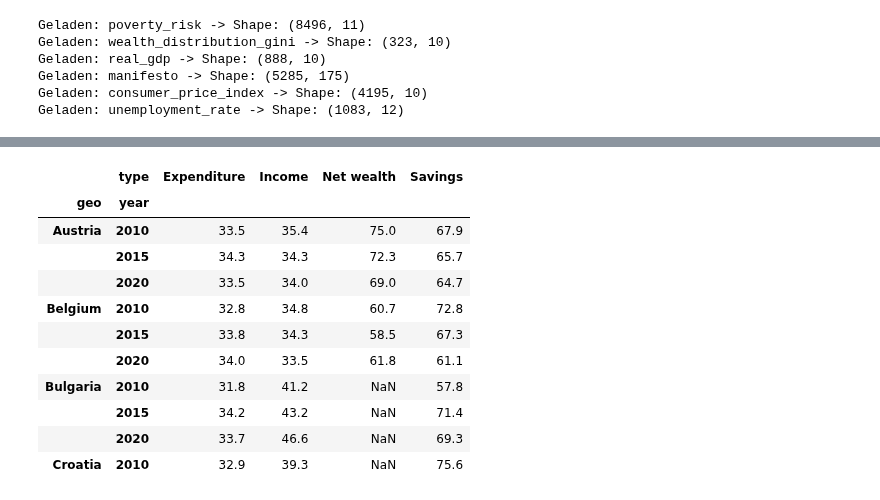
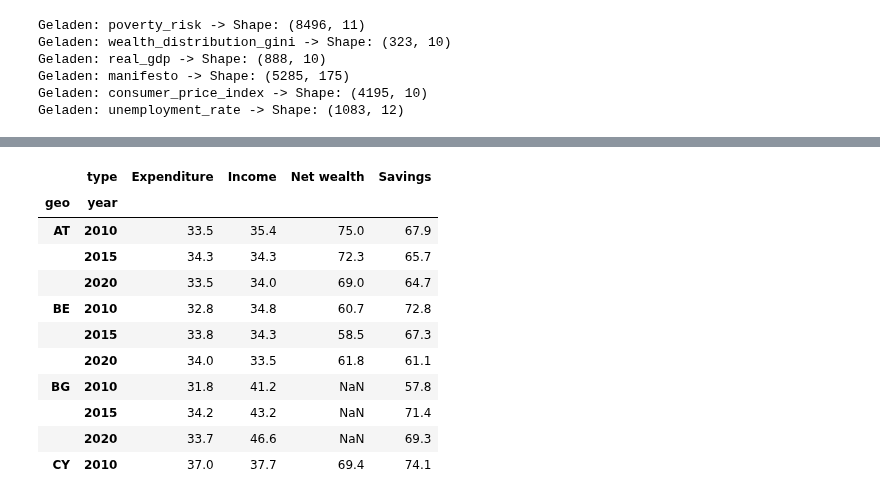
Before and after one commit to StefanSick/exdex_project, a Jupyter notebook: src/preprocessing.ipynb, the cells around one changed output, grey strips where cells are left out. Drawn from its saved outputs; the diff is of its cells as text; code cells hidden in the pictures.

```diff
--- a/src/preprocessing.ipynb
+++ b/src/preprocessing.ipynb
@@ -164,35 +201,37 @@ df_gdp.head(10)
 # %%
 WEALTH_COLUMNS=["geo","TIME_PERIOD","stk_flow","OBS_VALUE"]
 df_wealth = data_frames["wealth_distribution_gini"][WEALTH_COLUMNS]
 
 
 df_wealth = (
     df_wealth
     .rename(columns={"OBS_VALUE": "gini_wealth", "stk_flow": "type"})
+    .assign(country=lambda x: x["geo"])
+    .assign(geo=lambda x: x["country"].map(eu_country_abbreviations).fillna(x["country"]))
     .assign(year = lambda x: pd.to_numeric(x["TIME_PERIOD"], errors='coerce').astype("Int64"))
     .drop(columns=["TIME_PERIOD"])
 )
 
 df_wealth_pivot =  df_wealth.pivot_table(
     index=['geo', "year"],
     columns='type',
     values='gini_wealth',
     aggfunc='first'
 )
 df_wealth_pivot.head(10)
 # %% [output]
 |  | type | Expenditure | Income | Net wealth | Savings |
 | geo | year |  |  |  |  |
-| Austria | 2010 | 33.5 | 35.4 | 75.0 | 67.9 |
+| AT | 2010 | 33.5 | 35.4 | 75.0 | 67.9 |
 |  | 2015 | 34.3 | 34.3 | 72.3 | 65.7 |
 |  | 2020 | 33.5 | 34.0 | 69.0 | 64.7 |
-| Belgium | 2010 | 32.8 | 34.8 | 60.7 | 72.8 |
+| BE | 2010 | 32.8 | 34.8 | 60.7 | 72.8 |
 |  | 2015 | 33.8 | 34.3 | 58.5 | 67.3 |
 |  | 2020 | 34.0 | 33.5 | 61.8 | 61.1 |
-| Bulgaria | 2010 | 31.8 | 41.2 | NaN | 57.8 |
+| BG | 2010 | 31.8 | 41.2 | NaN | 57.8 |
 |  | 2015 | 34.2 | 43.2 | NaN | 71.4 |
 |  | 2020 | 33.7 | 46.6 | NaN | 69.3 |
-| Croatia | 2010 | 32.9 | 39.3 | NaN | 75.6 |
+| CY | 2010 | 37.0 | 37.7 | 69.4 | 74.1 |
 # %%
 MANIFESTO_COLUMNS = ['countryname', 'edate', 'partyname', 'pervote',  'party', 'parfam', 'rile', 'planeco', 'welfare', 'markeco', 'per107', 'per202', 'per416_2']
 manifesto_filtered = data_frames["manifesto"][MANIFESTO_COLUMNS]
```
Also changed, not shown: parts of 9 cells of this notebook.
